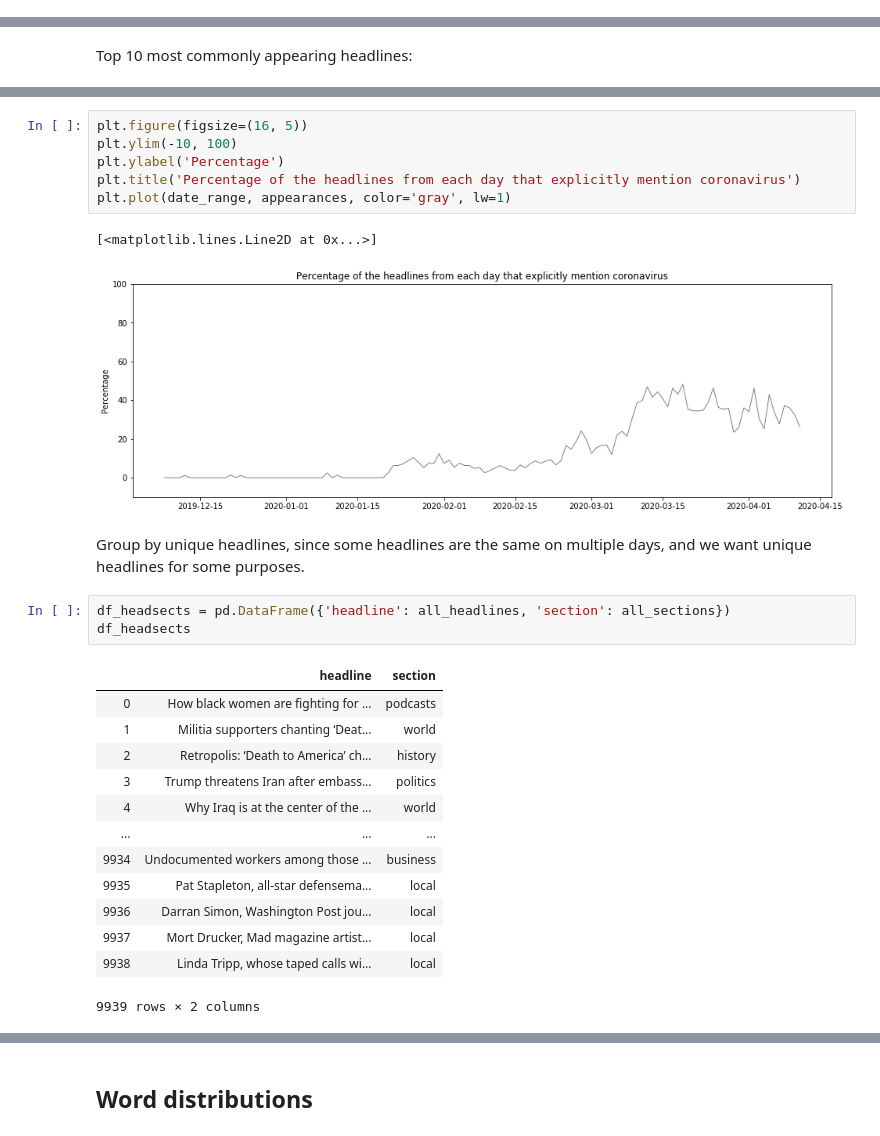
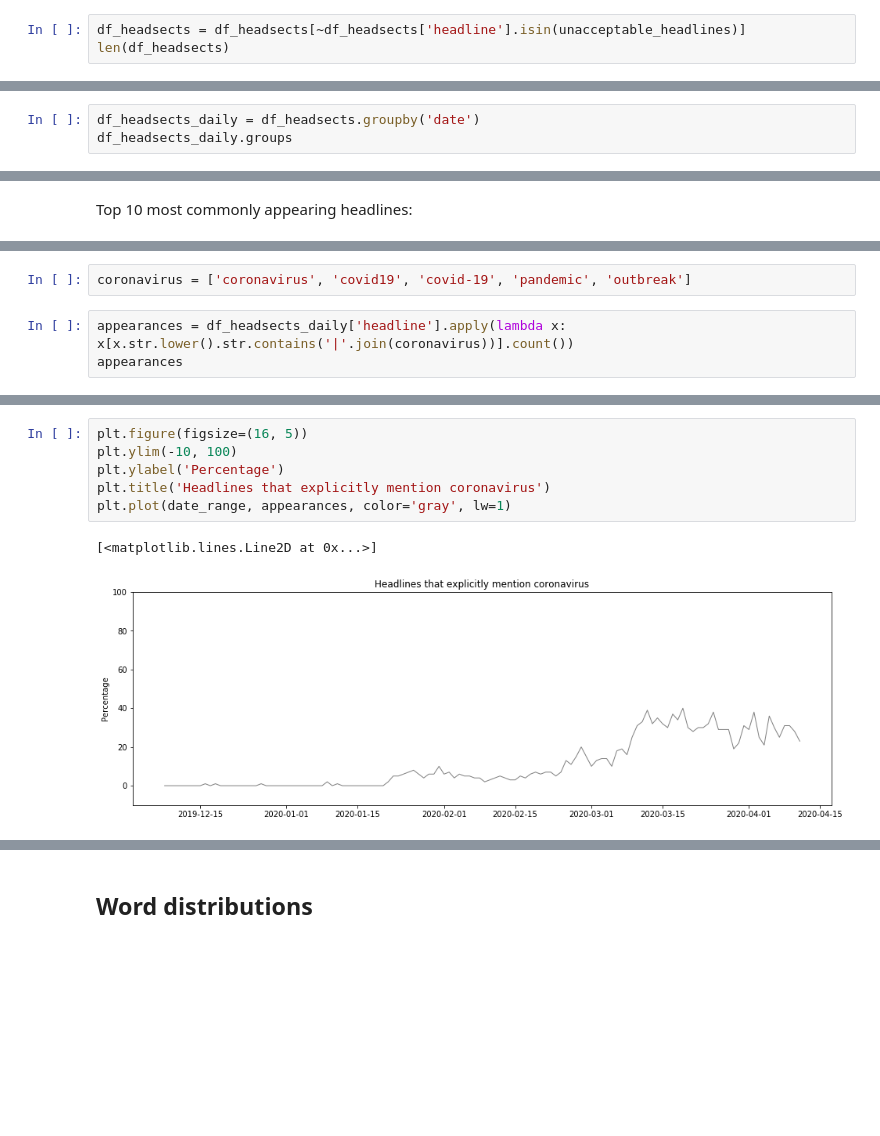
Before and after one commit to brienna/coronavirus-news-analysis, a Jupyter notebook: 2020_04_09_washington_post_scraper.ipynb, the cells around one changed output, grey strips where cells are left out. Drawn from its saved outputs; the diff is of its cells as text; blank space fills up the shorter version.

```diff
--- a/2020_04_09_washington_post_scraper.ipynb
+++ b/2020_04_09_washington_post_scraper.ipynb
@@ -275,0 +302,3 @@ df
+# %%
+df_headsects = df_headsects[~df_headsects['headline'].isin(unacceptable_headlines)]
+len(df_headsects)
@@ -275,0 +340,3 @@ df
+# %%
+df_headsects_daily = df_headsects.groupby('date')
+df_headsects_daily.groups
@@ -370,0 +404,5 @@ appearances
+# %%
+coronavirus = ['coronavirus', 'covid19', 'covid-19', 'pandemic', 'outbreak']
+# %%
+appearances = df_headsects_daily['headline'].apply(lambda x: x[x.str.lower().str.contains('|'.join(coronavirus))].count())
+appearances
@@ -371,28 +423,9 @@ appearances
 # %%
 plt.figure(figsize=(16, 5))
 plt.ylim(-10, 100)
 plt.ylabel('Percentage')
-plt.title('Percentage of the headlines from each day that explicitly mention coronavirus')
+plt.title('Headlines that explicitly mention coronavirus')
 plt.plot(date_range, appearances, color='gray', lw=1)
 # %% [output]
 [<matplotlib.lines.Line2D at 0x...>]
-[figure, old version]
+[figure, new version]
-# %% [markdown]
-Group by unique headlines, since some headlines are the same on multiple days, and we want unique headlines for some purposes.
-# %%
-df_headsects = pd.DataFrame({'headline': all_headlines, 'section': all_sections})
-df_headsects
-# %% [output]
-|  | headline | section |
-| 0 | How black women are fighting for ... | podcasts |
-| 1 | Militia supporters chanting ‘Deat... | world |
-| 2 | Retropolis: ‘Death to America’ ch... | history |
-| 3 | Trump threatens Iran after embass... | politics |
-| 4 | Why Iraq is at the center of the ... | world |
-| ... | ... | ... |
-| 9934 | Undocumented workers among those ... | business |
-| 9935 | Pat Stapleton, all-star defensema... | local |
-| 9936 | Darran Simon, Washington Post jou... | local |
-| 9937 | Mort Drucker, Mad magazine artist... | local |
-| 9938 | Linda Tripp, whose taped calls wi... | local |
-9939 rows × 2 columns
```
Also changed, not shown: parts of 64 cells of this notebook.
